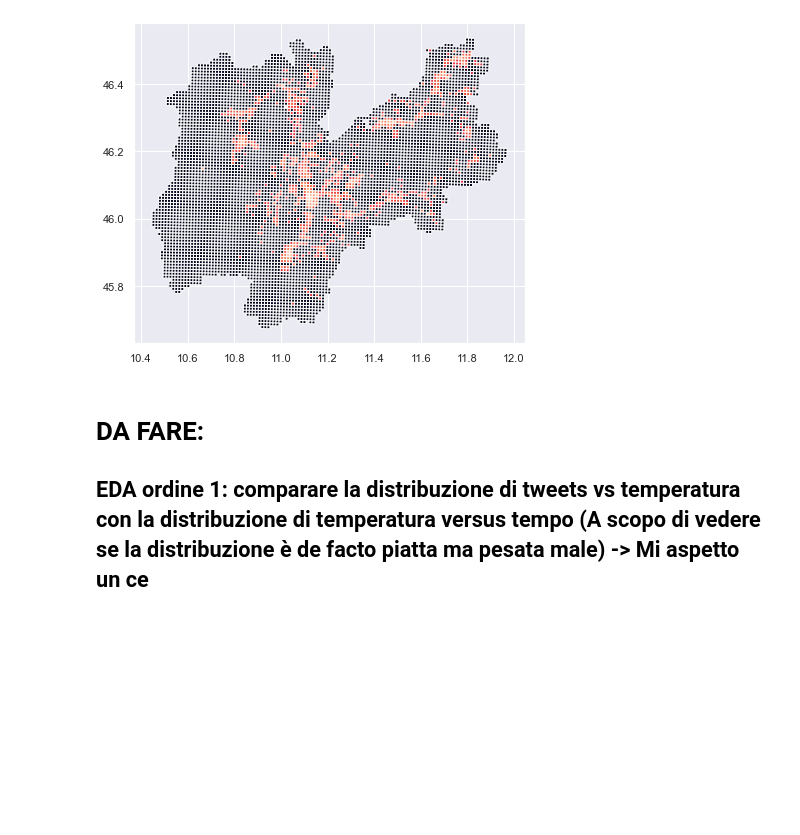
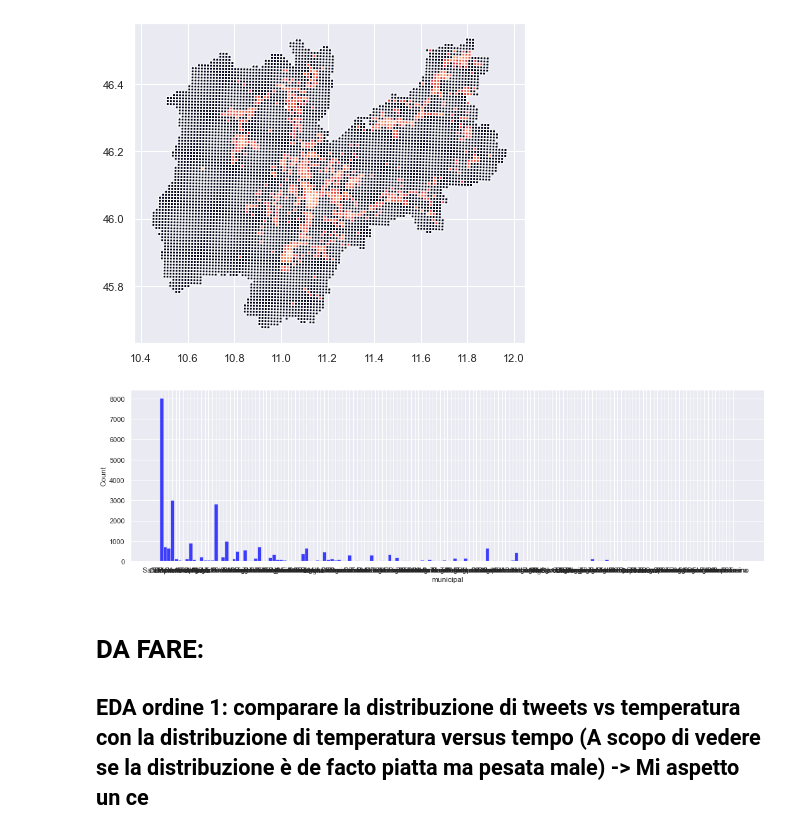
Before and after one commit to devix2/IntroToDS_FinalProject, a Jupyter notebook: SocialPulse(noCC)/EDA.ipynb, the cells around one changed output. Saved outputs shown, nothing was run; the diff lists cells and outputs as text; code cells hidden in the pictures; blank space fills up the shorter version.

Commit message:
Plz no lose data

```diff
--- a/SocialPulse(noCC)/EDA.ipynb
+++ b/SocialPulse(noCC)/EDA.ipynb
@@ -124,6 +124,16 @@ grid.plot("TweetsWeigh")
 Index(['cellId', 'geometry'], dtype='object')
 <AxesSubplot:>
 [figure]
+# %%
+plt.figure(figsize = (18,5))
+sns.histplot(data=df, x="municipal", bins=31, color="#0000FF")
+plt.show()
+
+#Trento domina nettamente
+#Per il punto 3 non possiamo usare municipi perchè
+# rappresentano classi pesantemente sbilanciate
+# %% [output]
+[figure, added]
 # %% [markdown]
 # DA FARE:
 ## EDA ordine 1: comparare la distribuzione di tweets vs temperatura con la distribuzione di temperatura versus tempo (A scopo di vedere se la distribuzione è de facto piatta ma pesata male)  -> Mi aspetto un ce
```
Also changed, not shown: parts of 1 cell of this notebook, 3 other files.
